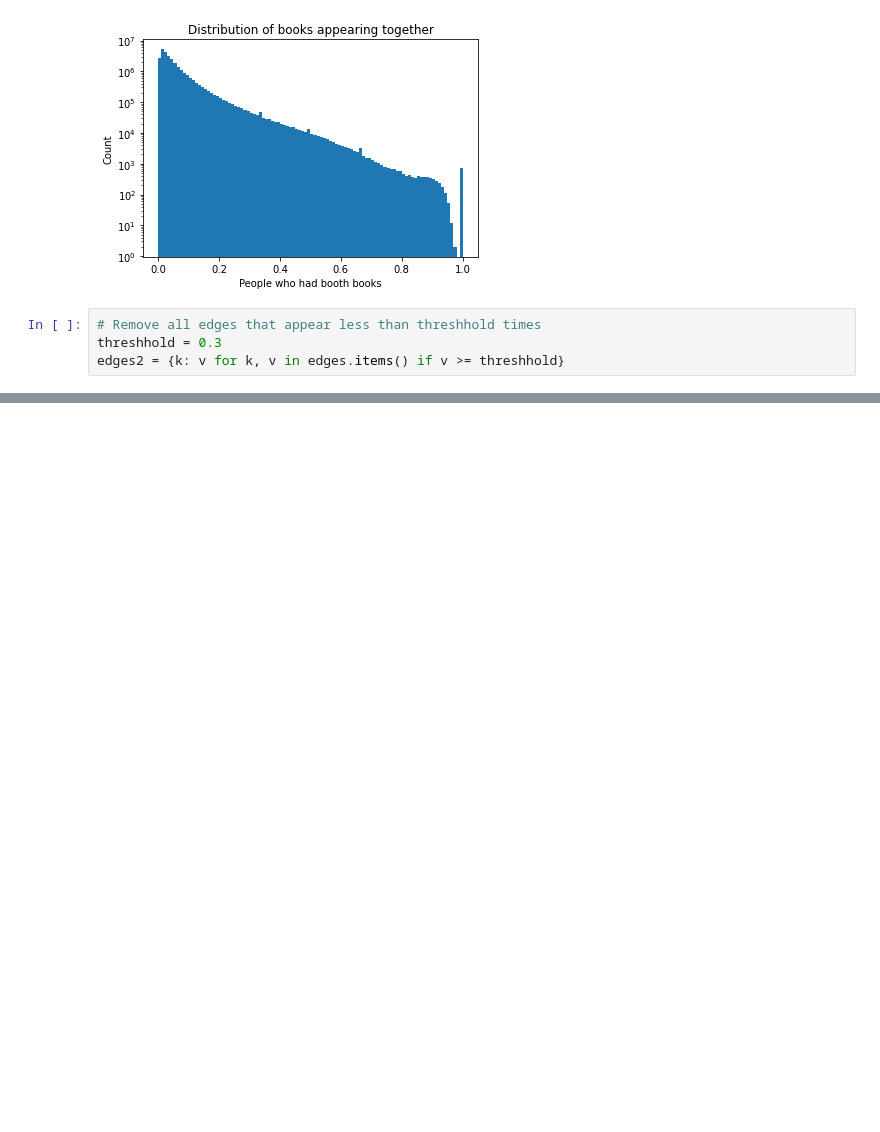
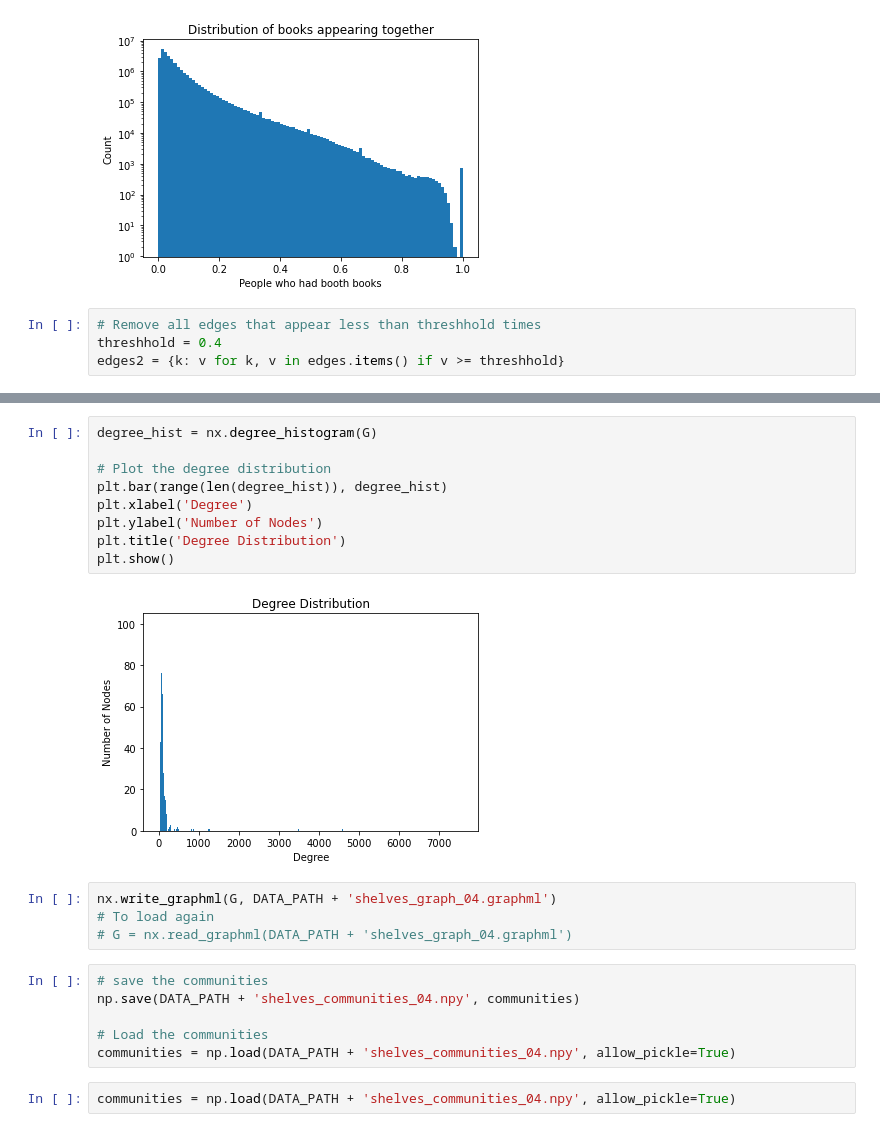
Before and after one commit to davidAlvaBro/comsocsci_final_proj, a Jupyter notebook: Generate network.ipynb, the cells around one changed output, grey strips where cells are left out. Drawn from its saved outputs; the diff is of its cells as text; blank space fills up the shorter version.

```diff
--- a/Generate network.ipynb
+++ b/Generate network.ipynb
@@ -228,5 +228,5 @@ plt.show()
 [figure]
 # %%
 # Remove all edges that appear less than threshhold times
-threshhold = 0.3
+threshhold = 0.4
 edges2 = {k: v for k, v in edges.items() if v >= threshhold}
@@ -239,0 +284,23 @@ print(G.number_of_edges(), G.number_of_nodes(), G.number_of_edges() / G.number_o
+# %%
+degree_hist = nx.degree_histogram(G)
+
+# Plot the degree distribution
+plt.bar(range(len(degree_hist)), degree_hist)
+plt.xlabel('Degree')
+plt.ylabel('Number of Nodes')
+plt.title('Degree Distribution')
+plt.show()
+# %% [output]
+[figure, added]
+# %%
+nx.write_graphml(G, DATA_PATH + 'shelves_graph_04.graphml')
+# To load again
+# G = nx.read_graphml(DATA_PATH + 'shelves_graph_04.graphml')
+# %%
+# save the communities
+np.save(DATA_PATH + 'shelves_communities_04.npy', communities)
+
+# Load the communities
+communities = np.load(DATA_PATH + 'shelves_communities_04.npy', allow_pickle=True)
+# %%
+communities = np.load(DATA_PATH + 'shelves_communities_04.npy', allow_pickle=True)
```
Also changed, not shown: parts of 33 cells of this notebook.
